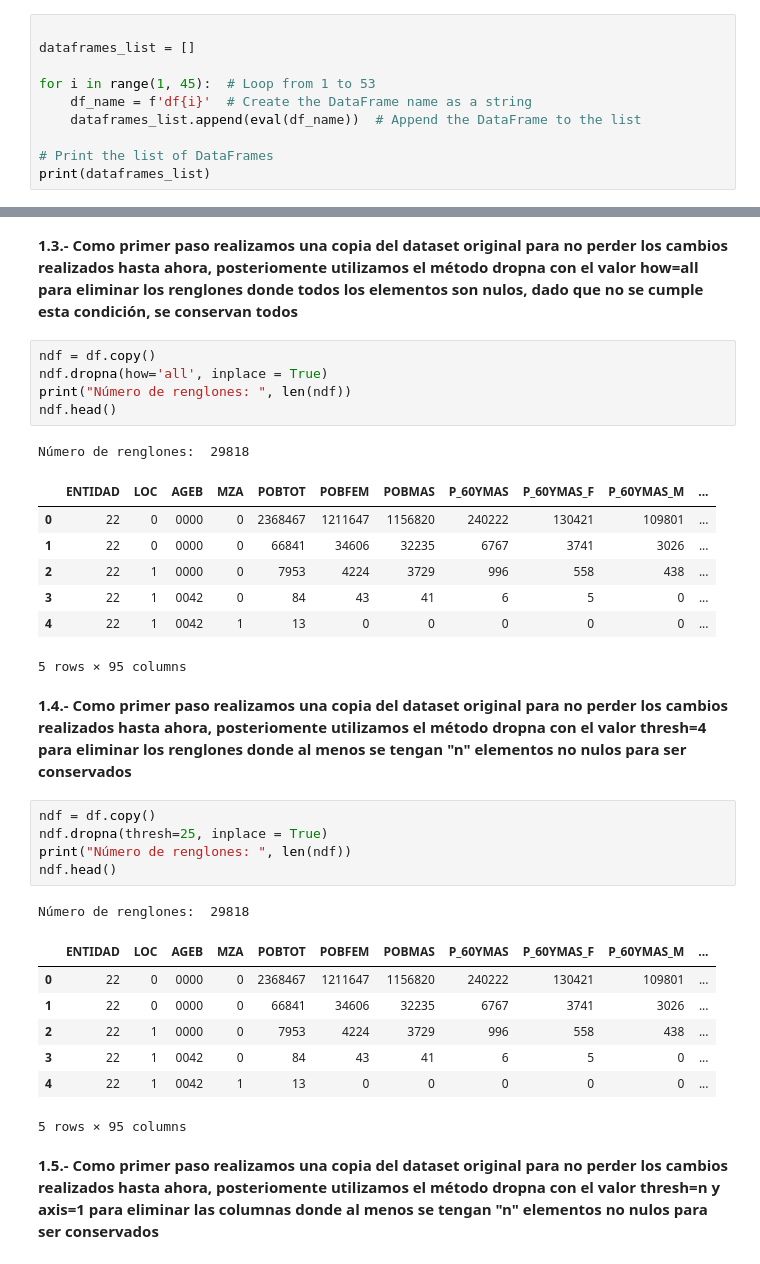
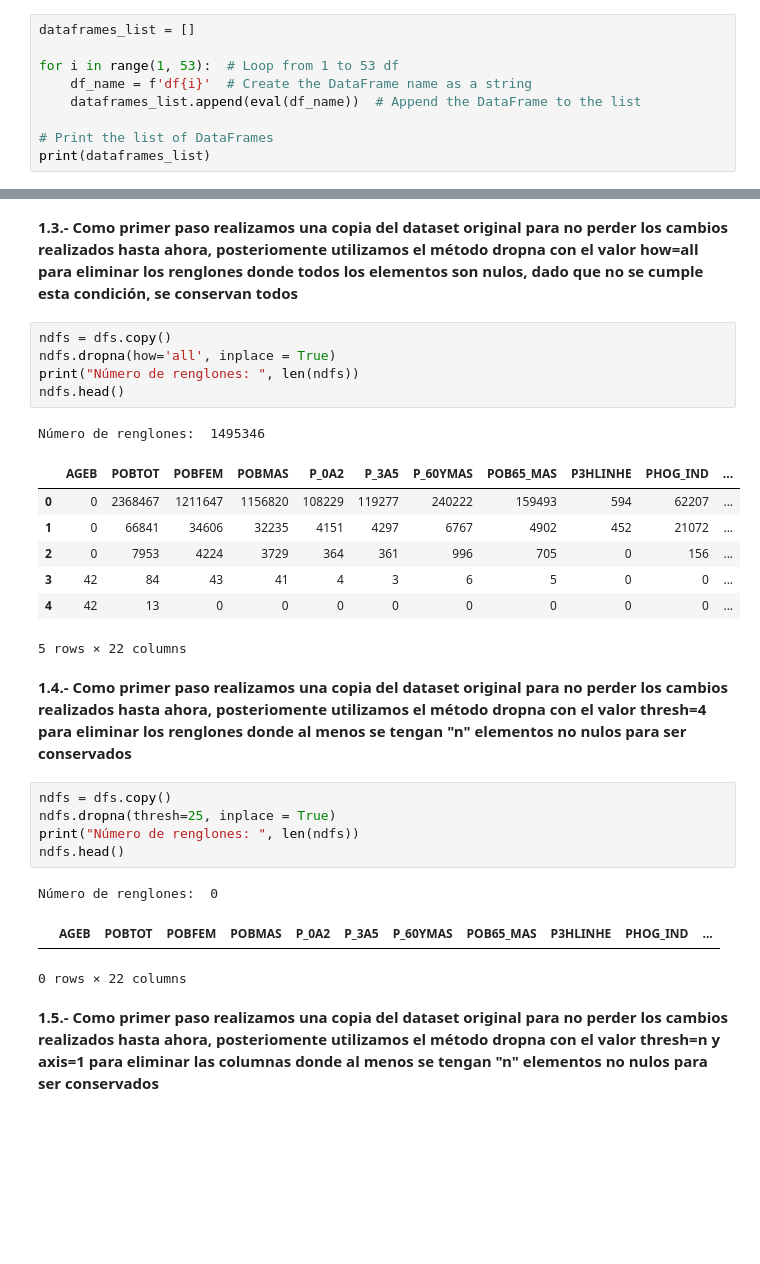
Before and after one commit to LH-1169213/IslasDeCalor, a Jupyter notebook: EDA_SCITEL_INEGI.ipynb, the cells around one changed output, grey strips where cells are left out. Saved outputs shown, nothing was run; the diff lists cells and outputs as text; blank space fills up the shorter version.

```diff
--- a/EDA_SCITEL_INEGI.ipynb
+++ b/EDA_SCITEL_INEGI.ipynb
@@ -1097,10 +1108,9 @@ df_concat.head()
 # %% [markdown]
 Concatenación de los df
 # %%
-
 dataframes_list = []
 
-for i in range(1, 45):  # Loop from 1 to 53
+for i in range(1, 53):  # Loop from 1 to 53 df
     df_name = f'df{i}'  # Create the DataFrame name as a string
     dataframes_list.append(eval(df_name))  # Append the DataFrame to the list
 
@@ -1223,35 +1233,30 @@ Número de renglones:  29818
 # %% [markdown]
 **1.3.- Como primer paso realizamos una copia del dataset original para no perder los cambios realizados hasta ahora, posteriomente utilizamos el método dropna con el valor how=all para eliminar los renglones donde todos los elementos son nulos, dado que no se cumple esta condición, se conservan todos**
 # %%
-ndf = df.copy()
-ndf.dropna(how='all', inplace = True)
-print("Número de renglones: ", len(ndf))
-ndf.head()
+ndfs = dfs.copy()
+ndfs.dropna(how='all', inplace = True)
+print("Número de renglones: ", len(ndfs))
+ndfs.head()
 # %% [output]
-Número de renglones:  29818
+Número de renglones:  1495346
-|  | ENTIDAD | LOC | AGEB | MZA | POBTOT | POBFEM | POBMAS | P_60YMAS | P_60YMAS_F | P_60YMAS_M | ... |
-| 0 | 22 | 0 | 0000 | 0 | 2368467 | 1211647 | 1156820 | 240222 | 130421 | 109801 | ... |
-| 1 | 22 | 0 | 0000 | 0 | 66841 | 34606 | 32235 | 6767 | 3741 | 3026 | ... |
-| 2 | 22 | 1 | 0000 | 0 | 7953 | 4224 | 3729 | 996 | 558 | 438 | ... |
-| 3 | 22 | 1 | 0042 | 0 | 84 | 43 | 41 | 6 | 5 | 0 | ... |
-| 4 | 22 | 1 | 0042 | 1 | 13 | 0 | 0 | 0 | 0 | 0 | ... |
+|  | AGEB | POBTOT | POBFEM | POBMAS | P_0A2 | P_3A5 | P_60YMAS | POB65_MAS | P3HLINHE | PHOG_IND | ... |
+| 0 | 0 | 2368467 | 1211647 | 1156820 | 108229 | 119277 | 240222 | 159493 | 594 | 62207 | ... |
+| 1 | 0 | 66841 | 34606 | 32235 | 4151 | 4297 | 6767 | 4902 | 452 | 21072 | ... |
+| 2 | 0 | 7953 | 4224 | 3729 | 364 | 361 | 996 | 705 | 0 | 156 | ... |
+| 3 | 42 | 84 | 43 | 41 | 4 | 3 | 6 | 5 | 0 | 0 | ... |
+| 4 | 42 | 13 | 0 | 0 | 0 | 0 | 0 | 0 | 0 | 0 | ... |
-5 rows × 95 columns
+5 rows × 22 columns
 # %% [markdown]
 **1.4.- Como primer paso realizamos una copia del dataset original para no perder los cambios realizados hasta ahora, posteriomente utilizamos el método dropna con el valor thresh=4 para eliminar los renglones donde al menos se tengan "n" elementos no nulos para ser conservados**
 # %%
-ndf = df.copy()
-ndf.dropna(thresh=25, inplace = True)
-print("Número de renglones: ", len(ndf))
-ndf.head()
+ndfs = dfs.copy()
+ndfs.dropna(thresh=25, inplace = True)
+print("Número de renglones: ", len(ndfs))
+ndfs.head()
 # %% [output]
-Número de renglones:  29818
+Número de renglones:  0
-|  | ENTIDAD | LOC | AGEB | MZA | POBTOT | POBFEM | POBMAS | P_60YMAS | P_60YMAS_F | P_60YMAS_M | ... |
-| 0 | 22 | 0 | 0000 | 0 | 2368467 | 1211647 | 1156820 | 240222 | 130421 | 109801 | ... |
-| 1 | 22 | 0 | 0000 | 0 | 66841 | 34606 | 32235 | 6767 | 3741 | 3026 | ... |
-| 2 | 22 | 1 | 0000 | 0 | 7953 | 4224 | 3729 | 996 | 558 | 438 | ... |
-| 3 | 22 | 1 | 0042 | 0 | 84 | 43 | 41 | 6 | 5 | 0 | ... |
-| 4 | 22 | 1 | 0042 | 1 | 13 | 0 | 0 | 0 | 0 | 0 | ... |
+|  | AGEB | POBTOT | POBFEM | POBMAS | P_0A2 | P_3A5 | P_60YMAS | POB65_MAS | P3HLINHE | PHOG_IND | ... |
-5 rows × 95 columns
+0 rows × 22 columns
 # %% [markdown]
 **1.5.- Como primer paso realizamos una copia del dataset original para no perder los cambios realizados hasta ahora, posteriomente utilizamos el método dropna con el valor thresh=n y axis=1 para eliminar las columnas donde al menos se tengan "n" elementos no nulos para ser conservados**
 # %%
```
Also changed, not shown: parts of 29 cells of this notebook.
